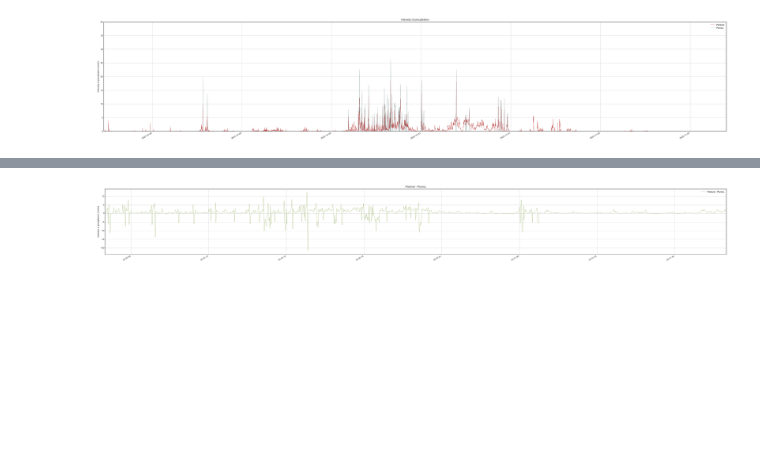
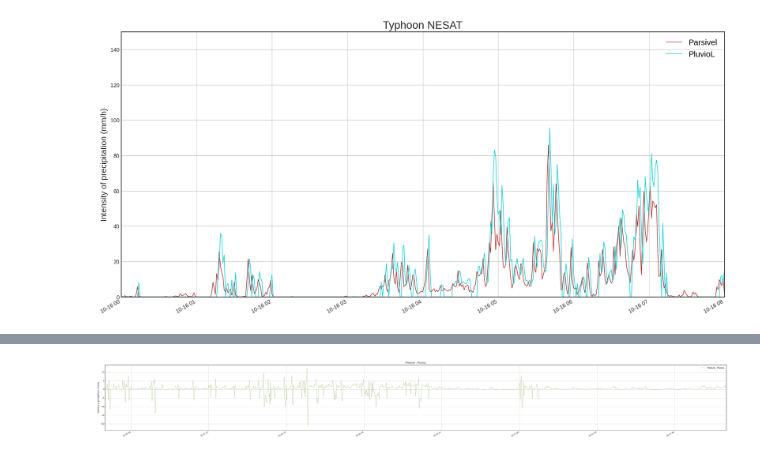
Before and after one commit to YenCheng1226/CAE-Internship, a Jupyter notebook: Parsivel_data_analysis.ipynb, the cells around one changed output, grey strips where cells are left out. Drawn from its saved outputs; the diff is of its cells as text; code cells hidden in the pictures; blank space fills up the shorter version.

```diff
--- a/Parsivel_data_analysis.ipynb
+++ b/Parsivel_data_analysis.ipynb
@@ -101,0 +169,20 @@ pluvioL
+# %%
+# plot intensity
+plt.style.use("seaborn-v0_8-white")
+plt.figure(figsize=(20,10))
+
+parsivel_intensity = df_2021["Intensity of precipitation (mm/h)"]
+pluvioL_intensity = pluvio2021["_value"]
+Parsivel_intensity = plt.plot(parsivel_intensity, linewidth = 1, label="Parsivel", color = 'firebrick')
+#PluvioL_intensity = plt.plot(pluvioL_intensity, linewidth = 1, label="PluvioL", color = 'darkturquoise')
+
+plt.gcf().autofmt_xdate()
+plt.title("Typhoon CHANTHU", fontsize = 20)
+plt.ylabel("Intensity of precipitation (mm/h)", fontsize = 15)
+plt.legend(labelcolor="black", fontsize = 15)
+plt.grid(True)
+plt.xlim([datetime.datetime(2021, 7, 23, 7, 0, 0),
+           datetime.datetime(2021, 7, 23, 18, 0, 0)])
+#plt.ylim(0, 40)
+
+plt.show()
@@ -102,23 +191,22 @@ pluvioL
 # %%
 # plot intensity
+plt.style.use("seaborn-v0_8-white")
+plt.figure(figsize=(20,10))
 
-plt.style.use("seaborn-v0_8-white")
-plt.figure(figsize=(50,10))
-
-parsivel_intensity = df["Intensity of precipitation (mm/h)"]
-pluvioL_intensity = pluvioL["_value"]
-Parsivel_intensity = plt.plot(parsivel_intensity, linewidth = 0.5, label="Parsivel", color = 'firebrick')
-PluvioL_intensity = plt.plot(pluvioL_intensity, linewidth = 0.3, label="PluvioL", color = 'darkslategrey')
+parsivel_intensity = df_2022["Intensity of precipitation (mm/h)"]
+pluvioL_intensity = pluvio2022["_value"]
+Parsivel_intensity = plt.plot(parsivel_intensity, linewidth = 1, label="Parsivel", color = 'firebrick')
+PluvioL_intensity = plt.plot(pluvioL_intensity, linewidth = 1, label="PluvioL", color = 'darkturquoise')
 
 plt.gcf().autofmt_xdate()
-plt.title("Intensity of precipitation")
-plt.ylabel("Intensity of precipitation (mm/h)")
-plt.legend(labelcolor="black")
+plt.title("Typhoon NESAT", fontsize = 20)
+plt.ylabel("Intensity of precipitation (mm/h)", fontsize = 15)
+plt.legend(labelcolor="black", fontsize = 15)
 plt.grid(True)
-plt.xlim([datetime.datetime(2022, 10, 27, 3, 0, 0),
-           datetime.datetime(2022, 11, 3, 1, 45,0)])
-plt.ylim(0, 40)
+plt.xlim([datetime.datetime(2022, 10, 15, 16, 0, 0),
+           datetime.datetime(2022, 10, 16, 0, 0, 0)])
+plt.ylim(0, 150)
 
 plt.show()
 # %% [output]
-[figure, old version]
+[figure, new version]
```
Also changed, not shown: parts of 24 cells of this notebook, 1 other file.
